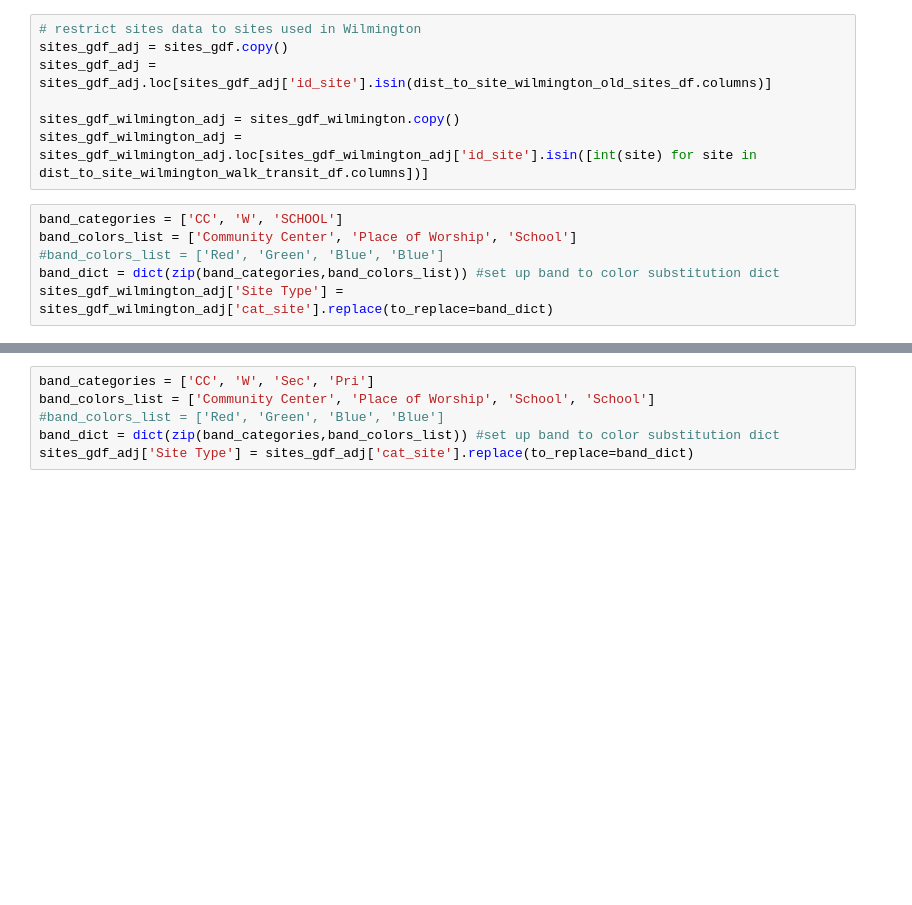
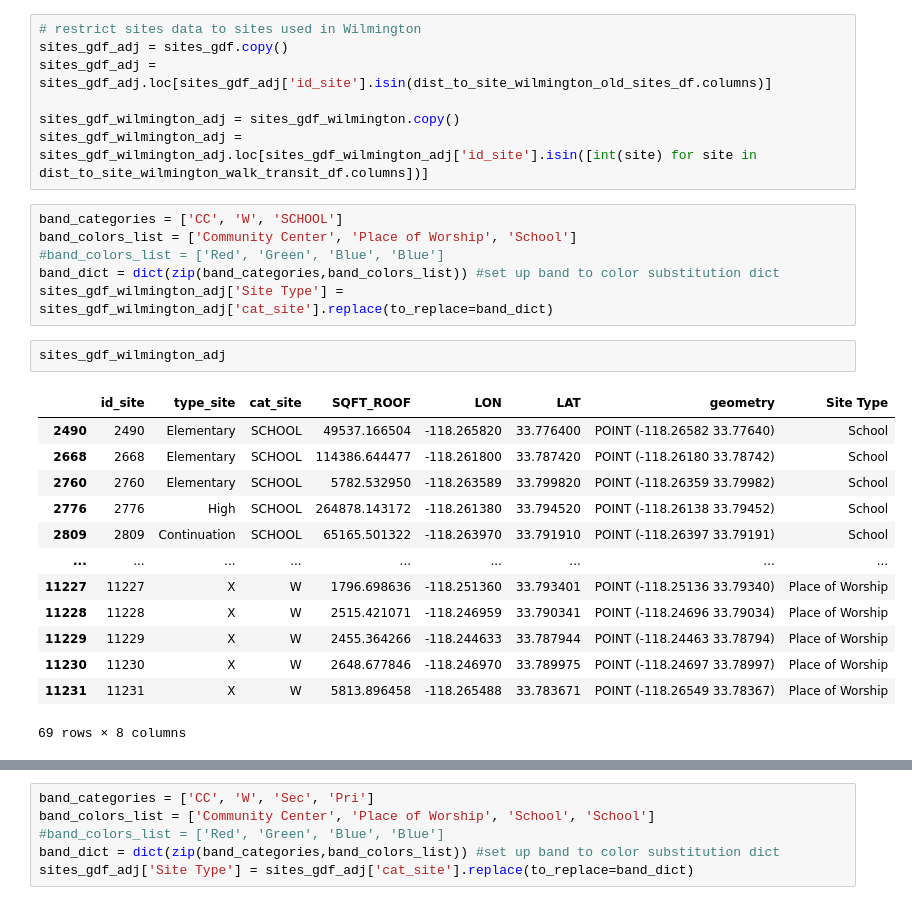
Before and after one commit to PSEHE/sgc-deployment-scenarios, a Jupyter notebook: map_wilmington_hub_locations_cmm.ipynb, the cells around one changed output, grey strips where cells are left out. Drawn from its saved outputs; the diff is of its cells as text; blank space fills up the shorter version.

```diff
--- a/map_wilmington_hub_locations_cmm.ipynb
+++ b/map_wilmington_hub_locations_cmm.ipynb
@@ -55,6 +55,22 @@ band_colors_list = ['Community Center', 'Place of Worship', 'School']
 #band_colors_list = ['Red', 'Green', 'Blue', 'Blue']
 band_dict = dict(zip(band_categories,band_colors_list)) #set up band to color substitution dict
 sites_gdf_wilmington_adj['Site Type'] = sites_gdf_wilmington_adj['cat_site'].replace(to_replace=band_dict)
+# %%
+sites_gdf_wilmington_adj
+# %% [output]
+|  | id_site | type_site | cat_site | SQFT_ROOF | LON | LAT | geometry | Site Type |
+| 2490 | 2490 | Elementary | SCHOOL | 49537.166504 | -118.265820 | 33.776400 | POINT (-118.26582 33.77640) | School |
+| 2668 | 2668 | Elementary | SCHOOL | 114386.644477 | -118.261800 | 33.787420 | POINT (-118.26180 33.78742) | School |
+| 2760 | 2760 | Elementary | SCHOOL | 5782.532950 | -118.263589 | 33.799820 | POINT (-118.26359 33.79982) | School |
+| 2776 | 2776 | High | SCHOOL | 264878.143172 | -118.261380 | 33.794520 | POINT (-118.26138 33.79452) | School |
+| 2809 | 2809 | Continuation | SCHOOL | 65165.501322 | -118.263970 | 33.791910 | POINT (-118.26397 33.79191) | School |
+| ... | ... | ... | ... | ... | ... | ... | ... | ... |
+| 11227 | 11227 | X | W | 1796.698636 | -118.251360 | 33.793401 | POINT (-118.25136 33.79340) | Place of Worship |
+| 11228 | 11228 | X | W | 2515.421071 | -118.246959 | 33.790341 | POINT (-118.24696 33.79034) | Place of Worship |
+| 11229 | 11229 | X | W | 2455.364266 | -118.244633 | 33.787944 | POINT (-118.24463 33.78794) | Place of Worship |
+| 11230 | 11230 | X | W | 2648.677846 | -118.246970 | 33.789975 | POINT (-118.24697 33.78997) | Place of Worship |
+| 11231 | 11231 | X | W | 5813.896458 | -118.265488 | 33.783671 | POINT (-118.26549 33.78367) | Place of Worship |
+69 rows × 8 columns
 # %%
 color_map = {"Community Center": '#FF9252', 'Place of Worship': '#B55AD6', 'School': '#00B2CA'}
 fig = px.scatter_mapbox(sites_gdf_wilmington_adj,
```
Also changed, not shown: parts of 1 cell of this notebook, 25 other files.
